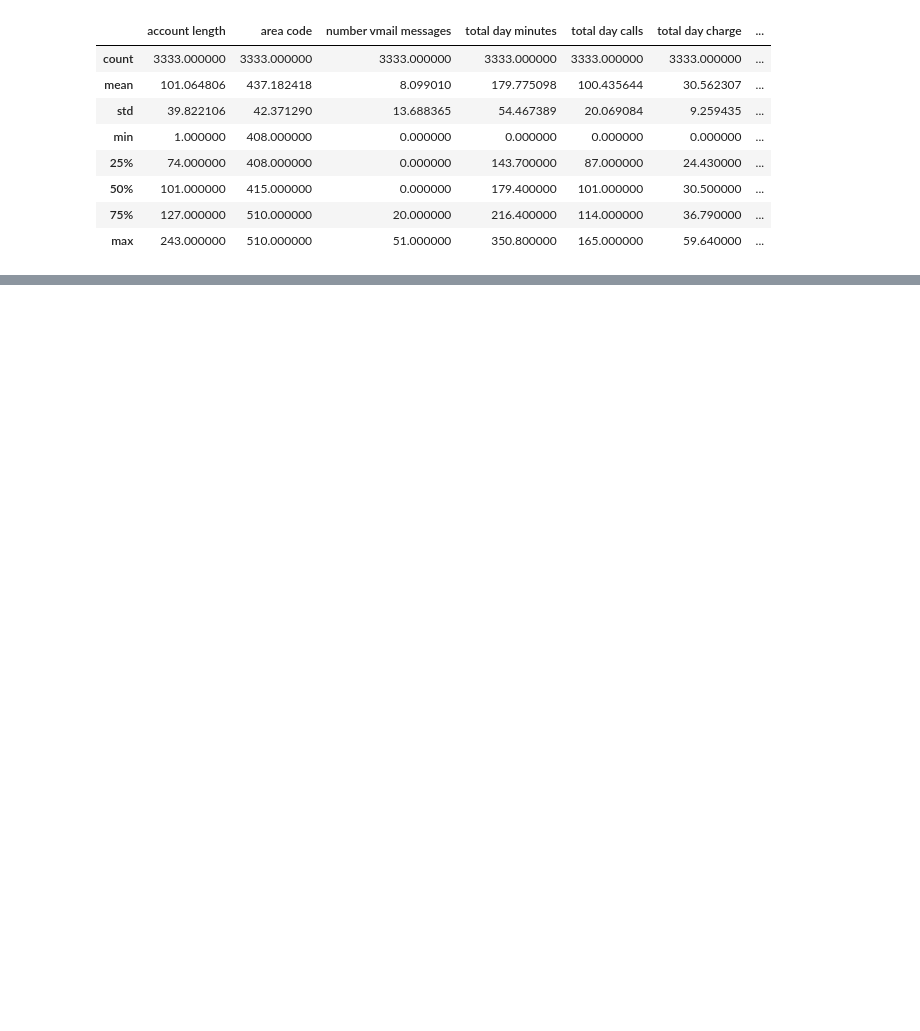
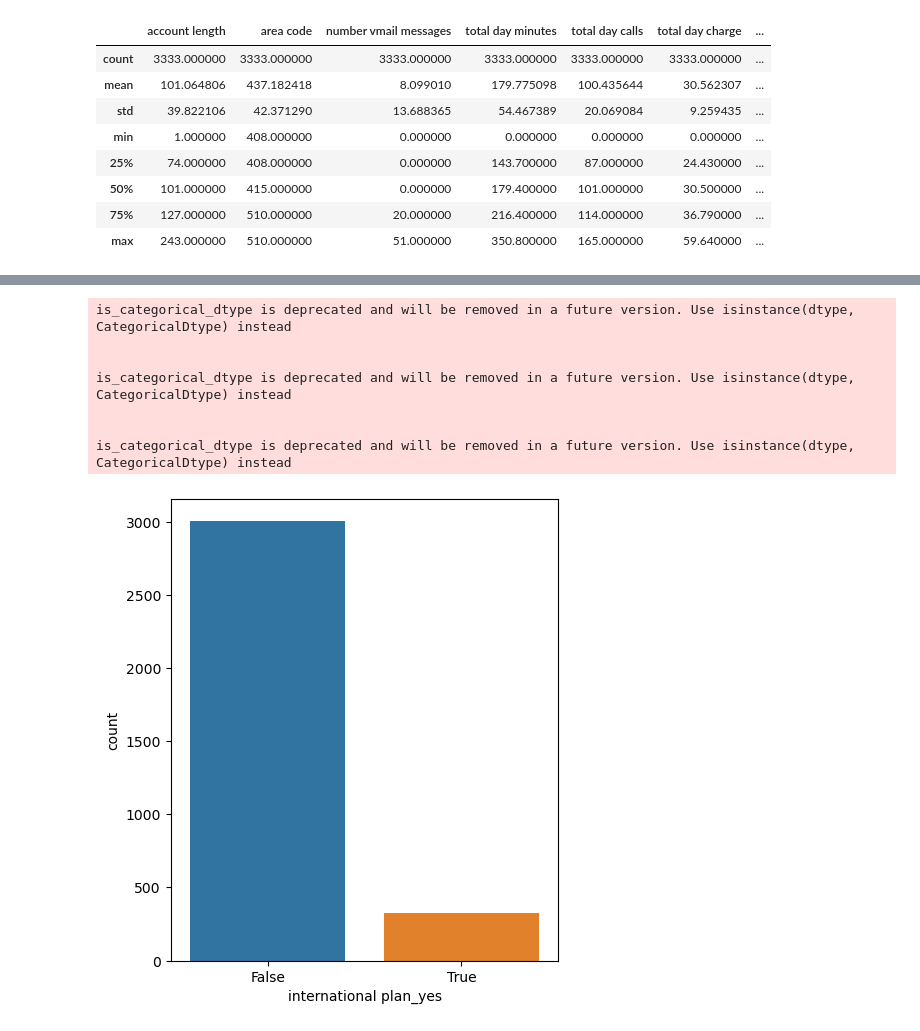
Before and after one commit to Milton254/phase3, a Jupyter notebook: index.ipynb, the cells around one changed output, grey strips where cells are left out. Drawn from its saved outputs; the diff is of its cells as text; code cells hidden in the pictures; blank space fills up the shorter version.

```diff
--- a/index.ipynb
+++ b/index.ipynb
@@ -82,0 +229,13 @@ ValueError: could not convert string to float: 'KS'
+# %%
+plt.figure(figsize=(5, 6))
+sns.countplot(x="international plan_yes", data=data)
+plt.show()
+# %% [output]
+is_categorical_dtype is deprecated and will be removed in a future version. Use isinstance(dtype, CategoricalDtype) instead
+
+
+is_categorical_dtype is deprecated and will be removed in a future version. Use isinstance(dtype, CategoricalDtype) instead
+
+
+is_categorical_dtype is deprecated and will be removed in a future version. Use isinstance(dtype, CategoricalDtype) instead
+[figure, added]
```
Also changed, not shown: parts of 19 cells of this notebook.
